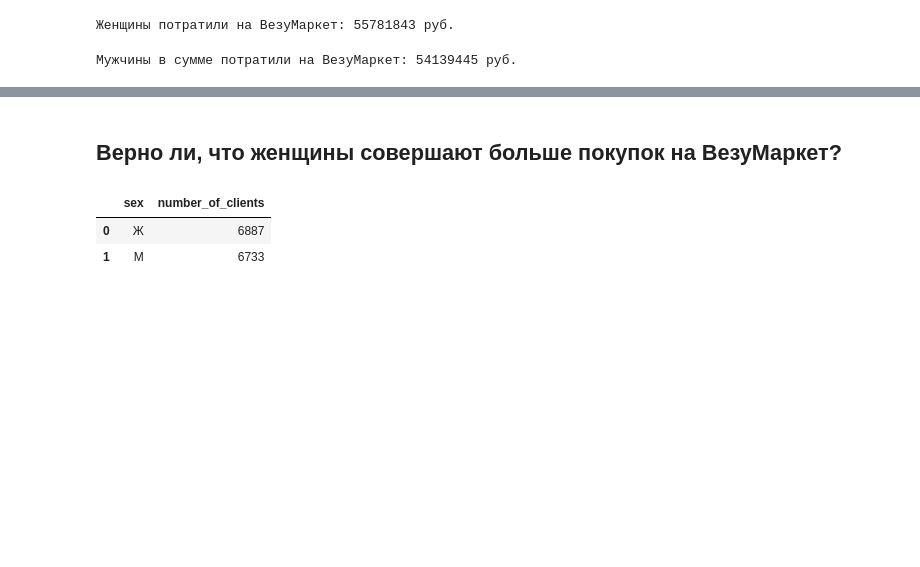
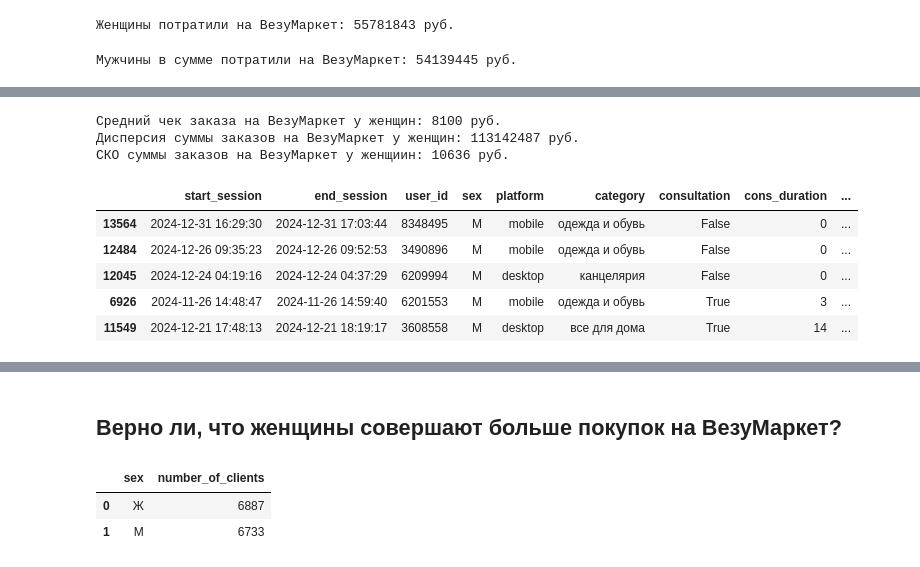
Before and after one commit to Flarensky/marketplace-project, a Jupyter notebook: marketplace.ipynb, the cells around one changed output, grey strips where cells are left out. Saved outputs shown, nothing was run; the diff lists cells and outputs as text; code cells hidden in the pictures; blank space fills up the shorter version.

```diff
--- a/marketplace.ipynb
+++ b/marketplace.ipynb
@@ -130,0 +161,9 @@ print(f'Мужчины в сумме потратили на ВезуМарке
+# %%
+# основные показатели у женщин
+print(f'Средний чек заказа на ВезуМаркет у женщин: {df_women["basket_amount"].mean():.0f} руб.')
+print(f'Дисперсия суммы заказов на ВезуМаркет у женщин: {df_women["basket_amount"].var():.0f} руб.')
+print(f'СКО суммы заказов на ВезуМаркет у женщиин: {np.std(df_women["basket_amount"]):.0f} руб.')
+# %% [output]
+Средний чек заказа на ВезуМаркет у женщин: 8100 руб.
+Дисперсия суммы заказов на ВезуМаркет у женщин: 113142487 руб.
+СКО суммы заказов на ВезуМаркет у женщиин: 10636 руб.
@@ -130,0 +172,9 @@ print(f'Мужчины в сумме потратили на ВезуМарке
+# %%
+df_men.sample(5)
+# %% [output]
+|  | start_session | end_session | user_id | sex | platform | category | consultation | cons_duration | ... |
+| 13564 | 2024-12-31 16:29:30 | 2024-12-31 17:03:44 | 8348495 | М | mobile | одежда и обувь | False | 0 | ... |
+| 12484 | 2024-12-26 09:35:23 | 2024-12-26 09:52:53 | 3490896 | М | mobile | одежда и обувь | False | 0 | ... |
+| 12045 | 2024-12-24 04:19:16 | 2024-12-24 04:37:29 | 6209994 | М | desktop | канцелярия | False | 0 | ... |
+| 6926 | 2024-11-26 14:48:47 | 2024-11-26 14:59:40 | 6201553 | М | mobile | одежда и обувь | True | 3 | ... |
+| 11549 | 2024-12-21 17:48:13 | 2024-12-21 18:19:17 | 3608558 | М | desktop | все для дома | True | 14 | ... |
```
Also changed, not shown: parts of 15 cells of this notebook.
